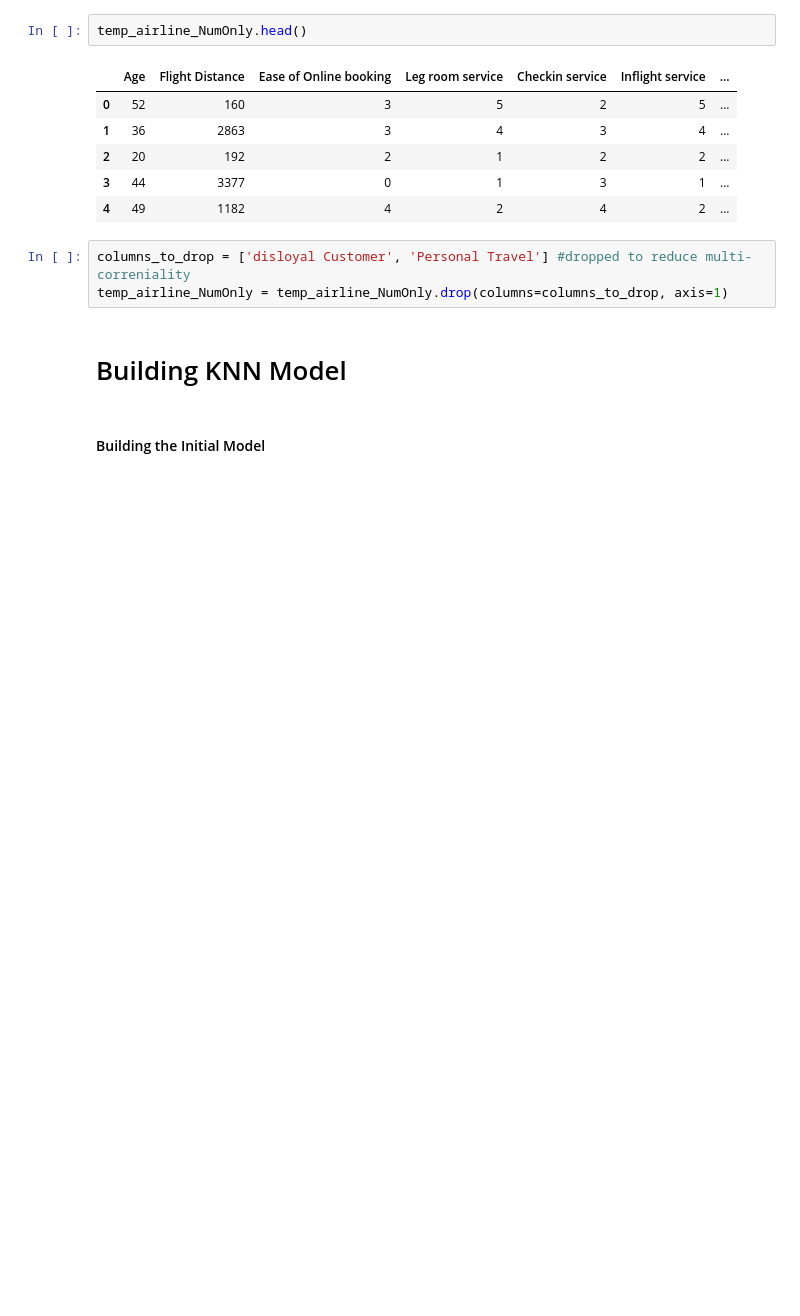
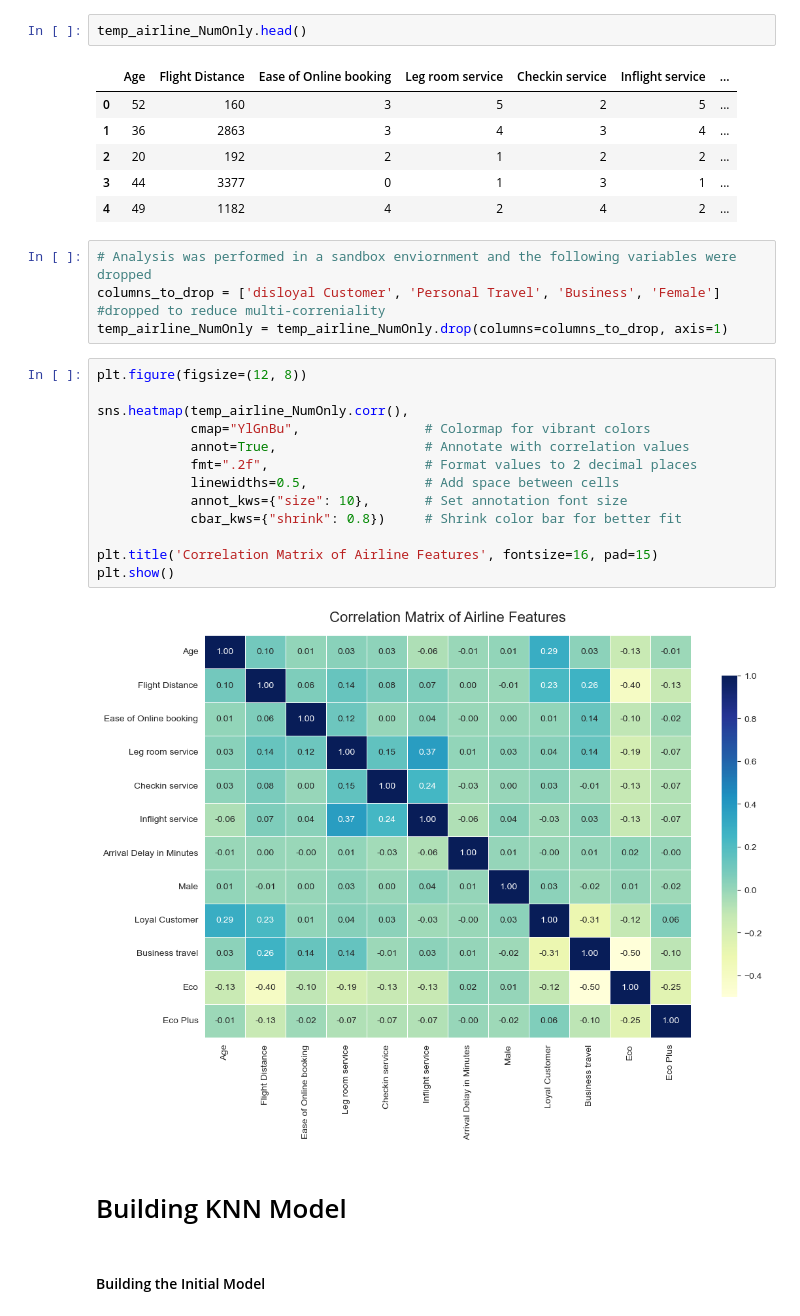
Before and after one commit to kunthshah21/Classification-ML-Prediction-for-Airline-Satsifaction, a Jupyter notebook: prediction_1.ipynb, the cells around one changed output. Drawn from its saved outputs; the diff is of its cells as text; blank space fills up the shorter version.

```diff
--- a/prediction_1.ipynb
+++ b/prediction_1.ipynb
@@ -480,8 +480,24 @@ temp_airline_NumOnly.head()
 | 3 | 44 | 3377 | 0 | 1 | 3 | 1 | ... |
 | 4 | 49 | 1182 | 4 | 2 | 4 | 2 | ... |
 # %%
-columns_to_drop = ['disloyal Customer', 'Personal Travel'] #dropped to reduce multi-correniality
+# Analysis was performed in a sandbox enviornment and the following variables were dropped
+columns_to_drop = ['disloyal Customer', 'Personal Travel', 'Business', 'Female'] #dropped to reduce multi-correniality
 temp_airline_NumOnly = temp_airline_NumOnly.drop(columns=columns_to_drop, axis=1)
+# %%
+plt.figure(figsize=(12, 8))
+
+sns.heatmap(temp_airline_NumOnly.corr(),
+            cmap="YlGnBu",                # Colormap for vibrant colors
+            annot=True,                   # Annotate with correlation values
+            fmt=".2f",                    # Format values to 2 decimal places
+            linewidths=0.5,               # Add space between cells
+            annot_kws={"size": 10},       # Set annotation font size
+            cbar_kws={"shrink": 0.8})     # Shrink color bar for better fit
+
+plt.title('Correlation Matrix of Airline Features', fontsize=16, pad=15)
+plt.show()
+# %% [output]
+[figure, added]
 # %% [markdown]
 # Building KNN Model
 # %% [markdown]
```
Also changed, not shown: parts of 16 cells of this notebook.
